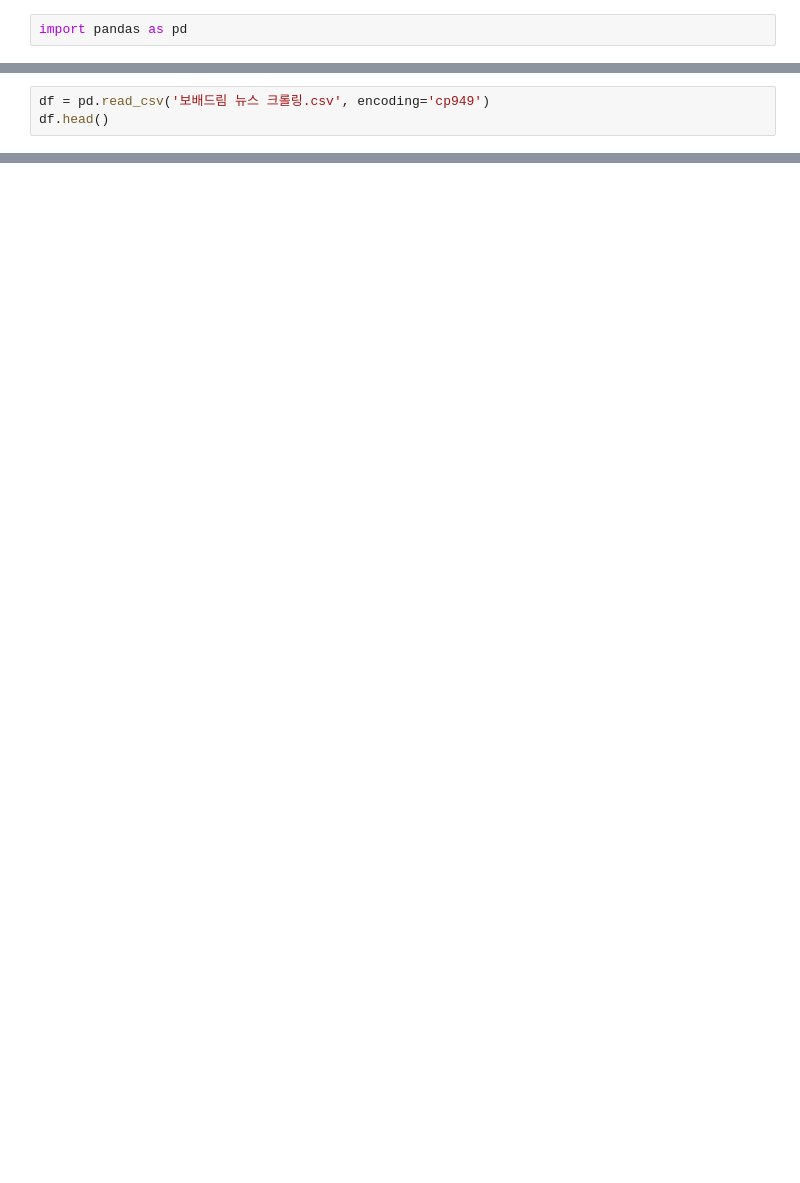
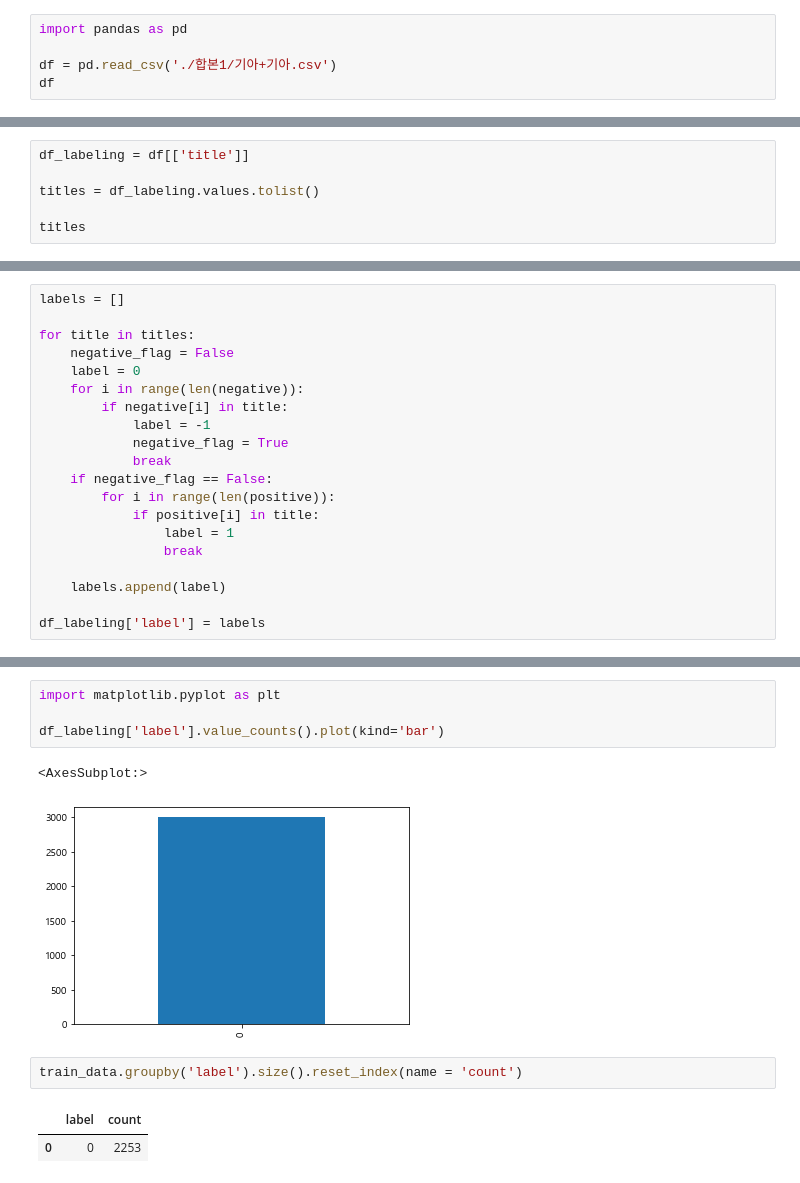
Before and after one commit to ethan528/Python, a Jupyter notebook: 중고차 시세 예측/보배드림 뉴스 크롤링_EDA.ipynb, the cells around one changed output, grey strips where cells are left out. Cells and saved outputs as stored; diff of their text form; blank space fills up the shorter version.

```diff
--- a/중고차 시세 예측/보배드림 뉴스 크롤링_EDA.ipynb
+++ b/중고차 시세 예측/보배드림 뉴스 크롤링_EDA.ipynb
@@ -1,2 +4,5 @@
 # %%
 import pandas as pd
+
+df = pd.read_csv('./합본1/기아+기아.csv')
+df
@@ -3,3 +22,0 @@ import pandas as pd
-# %%
-df = pd.read_csv('보배드림 뉴스 크롤링.csv', encoding='cp949')
-df.head()
@@ -28,0 +23,6 @@ SyntaxError: unexpected character after line continuation character (2242465191.
+# %%
+df_labeling = df[['title']]
+
+titles = df_labeling.values.tolist()
+
+titles
@@ -28,0 +47,20 @@ SyntaxError: unexpected character after line continuation character (2242465191.
+# %%
+labels = []
+
+for title in titles:
+    negative_flag = False
+    label = 0
+    for i in range(len(negative)):
+        if negative[i] in title:
+            label = -1
+            negative_flag = True
+            break
+    if negative_flag == False:
+        for i in range(len(positive)):
+            if positive[i] in title:
+                label = 1
+                break
+
+    labels.append(label)
+
+df_labeling['label'] = labels
@@ -28,0 +78,12 @@ SyntaxError: unexpected character after line continuation character (2242465191.
+# %%
+import matplotlib.pyplot as plt
+
+df_labeling['label'].value_counts().plot(kind='bar')
+# %% [output]
+<AxesSubplot:>
+[figure, added]
+# %%
+train_data.groupby('label').size().reset_index(name = 'count')
+# %% [output]
+|  | label | count |
+| 0 | 0 | 2253 |
```
Also changed, not shown: parts of 33 cells of this notebook, 3 other files.
